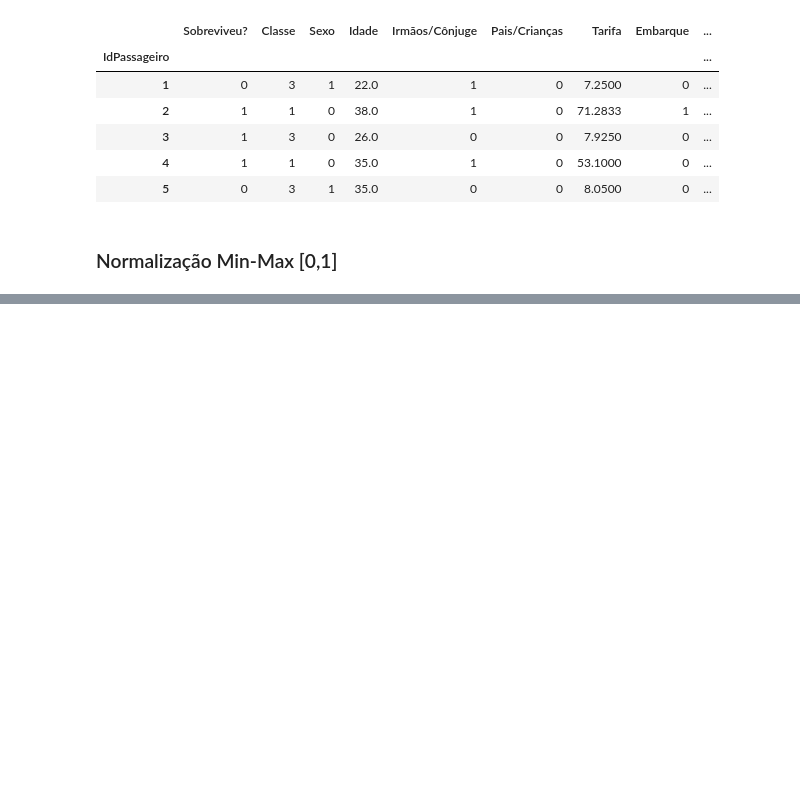
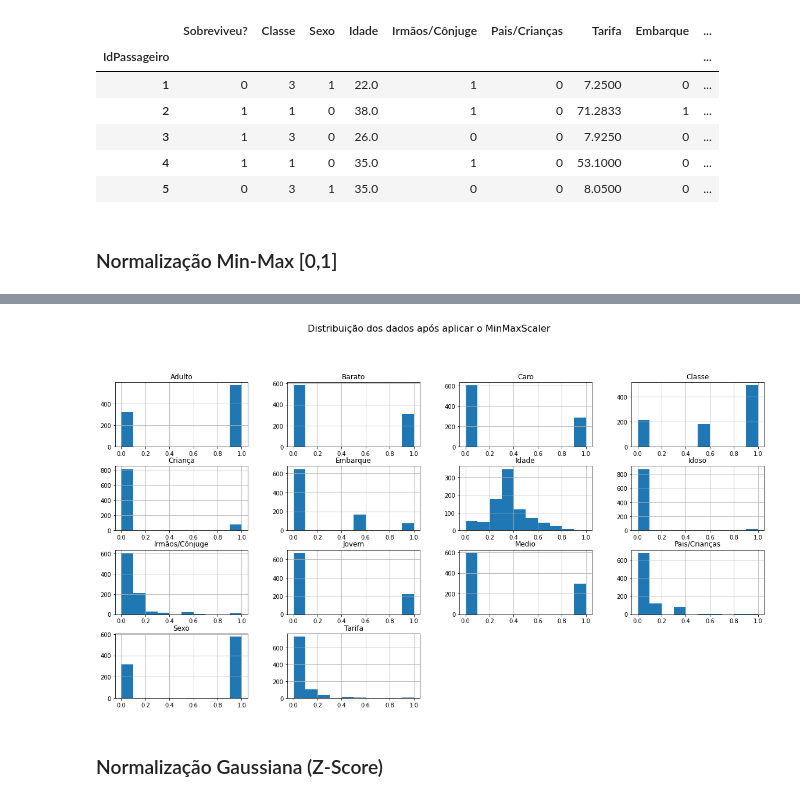
Before and after one commit to LilianeAquino/aula_pos_data_preparation, a Jupyter notebook: aula_31/Aula 31 - Data Preparation.ipynb, the cells around one changed output, grey strips where cells are left out. Saved outputs shown, nothing was run; the diff lists cells and outputs as text; code cells hidden in the pictures; blank space fills up the shorter version.

```diff
--- a/aula_31/Aula 31 - Data Preparation.ipynb
+++ b/aula_31/Aula 31 - Data Preparation.ipynb
@@ -210,0 +226,7 @@ titanic.head()
+# %%
+X = titanic.values
+min_max_scaler = preprocessing.MinMaxScaler()
+
+df_minmax = min_max_scaler.fit_transform(X)
+df_minmax = pd.DataFrame(df_minmax, columns=titanic.columns)
+df_minmax.head(2)
@@ -210,0 +249,8 @@ titanic.head()
+# %%
+df_minmax.hist(figsize=[20, 10])
+plt.suptitle('Distribuição dos dados após aplicar o MinMaxScaler', y=1.02, size=16)
+plt.show()
+# %% [output]
+[figure, added]
+# %% [markdown]
+### Normalização Gaussiana (Z-Score)
```
Also changed, not shown: parts of 52 cells of this notebook.
